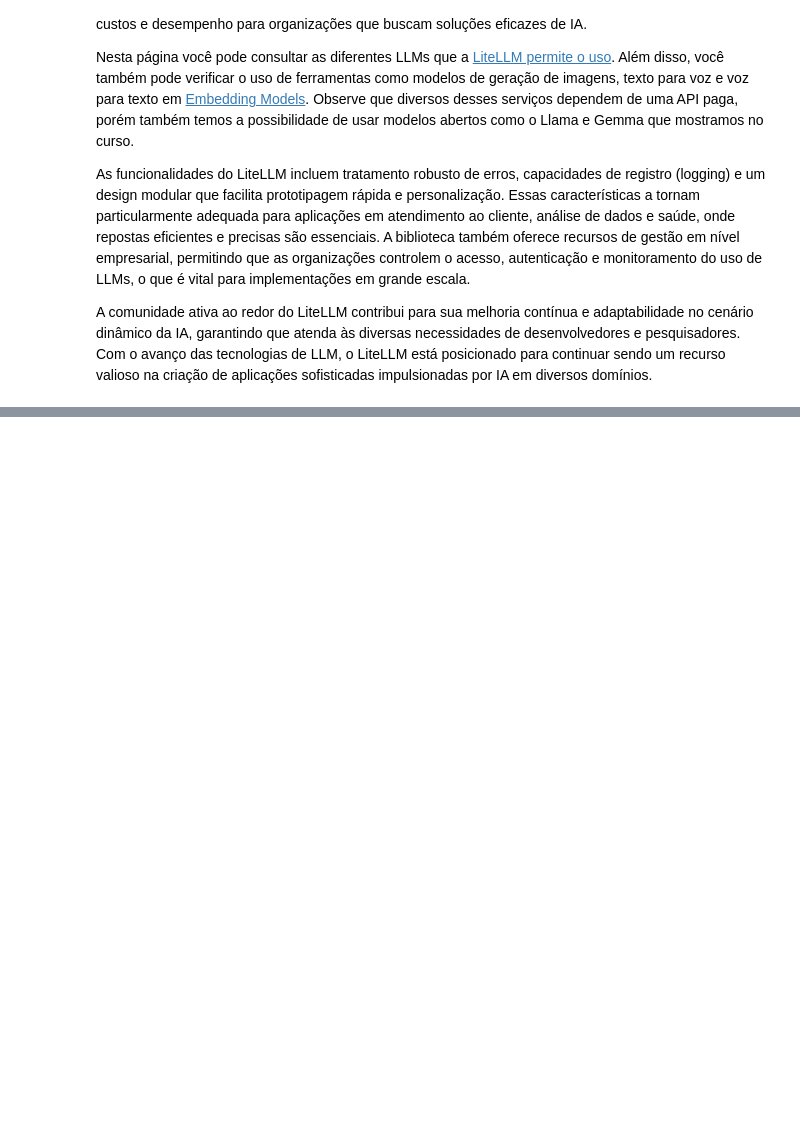
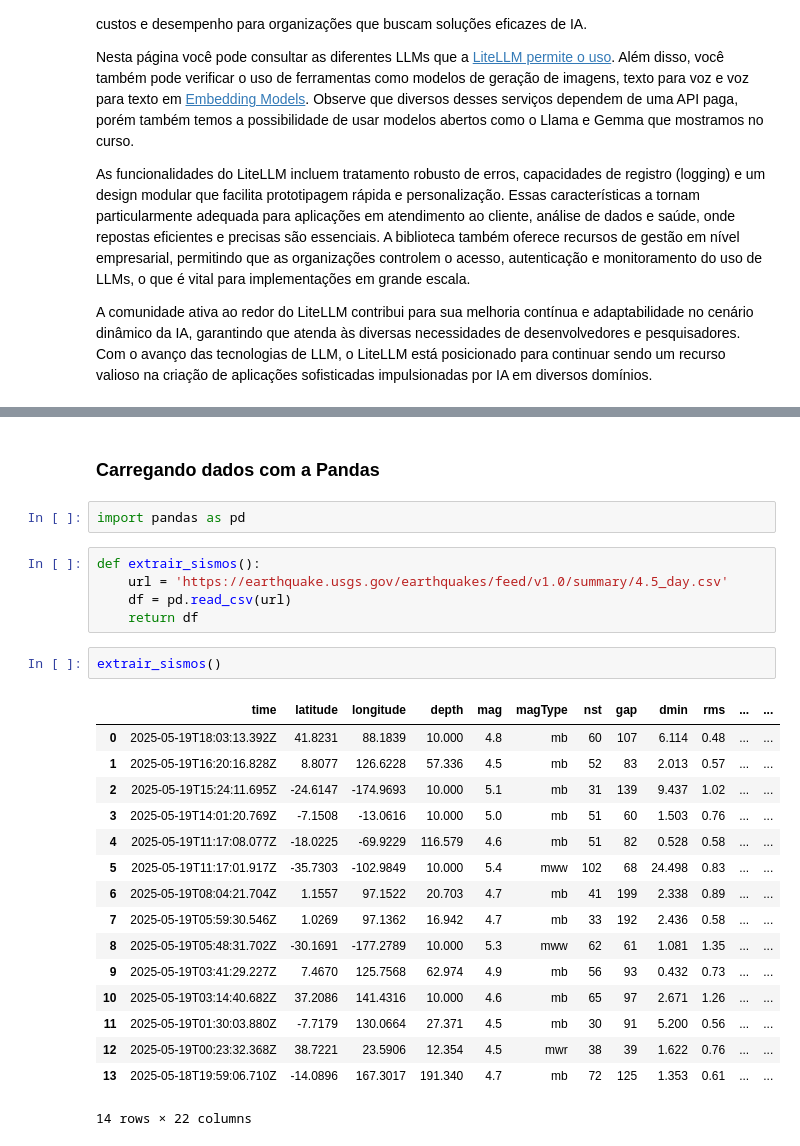
Before and after one commit to C3P0gan/Alura, a Jupyter notebook: Formacoes/NLP_com_Python/2_Construindo_aplicacoes_praticas/NLP_explorando_LLM_para_aplicacoes_de_chatbot/llm.ipynb, the cells around one changed output, grey strips where cells are left out. Drawn from its saved outputs; the diff is of its cells as text; blank space fills up the shorter version.

```diff
--- a/Formacoes/NLP_com_Python/2_Construindo_aplicacoes_praticas/NLP_explorando_LLM_para_aplicacoes_de_chatbot/llm.ipynb
+++ b/Formacoes/NLP_com_Python/2_Construindo_aplicacoes_praticas/NLP_explorando_LLM_para_aplicacoes_de_chatbot/llm.ipynb
@@ -82,0 +322,28 @@ A comunidade ativa ao redor do LiteLLM contribui para sua melhoria contínua e a
+# %% [markdown]
+### Carregando dados com a Pandas
+# %%
+import pandas as pd
+# %%
+def extrair_sismos():
+    url = 'https://earthquake.usgs.gov/earthquakes/feed/v1.0/summary/4.5_day.csv'
+    df = pd.read_csv(url)
+    return df
+# %%
+extrair_sismos()
+# %% [output]
+|  | time | latitude | longitude | depth | mag | magType | nst | gap | dmin | rms | ... | ... |
+| 0 | 2025-05-19T18:03:13.392Z | 41.8231 | 88.1839 | 10.000 | 4.8 | mb | 60 | 107 | 6.114 | 0.48 | ... | ... |
+| 1 | 2025-05-19T16:20:16.828Z | 8.8077 | 126.6228 | 57.336 | 4.5 | mb | 52 | 83 | 2.013 | 0.57 | ... | ... |
+| 2 | 2025-05-19T15:24:11.695Z | -24.6147 | -174.9693 | 10.000 | 5.1 | mb | 31 | 139 | 9.437 | 1.02 | ... | ... |
+| 3 | 2025-05-19T14:01:20.769Z | -7.1508 | -13.0616 | 10.000 | 5.0 | mb | 51 | 60 | 1.503 | 0.76 | ... | ... |
+| 4 | 2025-05-19T11:17:08.077Z | -18.0225 | -69.9229 | 116.579 | 4.6 | mb | 51 | 82 | 0.528 | 0.58 | ... | ... |
+| 5 | 2025-05-19T11:17:01.917Z | -35.7303 | -102.9849 | 10.000 | 5.4 | mww | 102 | 68 | 24.498 | 0.83 | ... | ... |
+| 6 | 2025-05-19T08:04:21.704Z | 1.1557 | 97.1522 | 20.703 | 4.7 | mb | 41 | 199 | 2.338 | 0.89 | ... | ... |
+| 7 | 2025-05-19T05:59:30.546Z | 1.0269 | 97.1362 | 16.942 | 4.7 | mb | 33 | 192 | 2.436 | 0.58 | ... | ... |
+| 8 | 2025-05-19T05:48:31.702Z | -30.1691 | -177.2789 | 10.000 | 5.3 | mww | 62 | 61 | 1.081 | 1.35 | ... | ... |
+| 9 | 2025-05-19T03:41:29.227Z | 7.4670 | 125.7568 | 62.974 | 4.9 | mb | 56 | 93 | 0.432 | 0.73 | ... | ... |
+| 10 | 2025-05-19T03:14:40.682Z | 37.2086 | 141.4316 | 10.000 | 4.6 | mb | 65 | 97 | 2.671 | 1.26 | ... | ... |
+| 11 | 2025-05-19T01:30:03.880Z | -7.7179 | 130.0664 | 27.371 | 4.5 | mb | 30 | 91 | 5.200 | 0.56 | ... | ... |
+| 12 | 2025-05-19T00:23:32.368Z | 38.7221 | 23.5906 | 12.354 | 4.5 | mwr | 38 | 39 | 1.622 | 0.76 | ... | ... |
+| 13 | 2025-05-18T19:59:06.710Z | -14.0896 | 167.3017 | 191.340 | 4.7 | mb | 72 | 125 | 1.353 | 0.61 | ... | ... |
+14 rows × 22 columns
```
Also changed, not shown: parts of 70 cells of this notebook, 4 other files.
